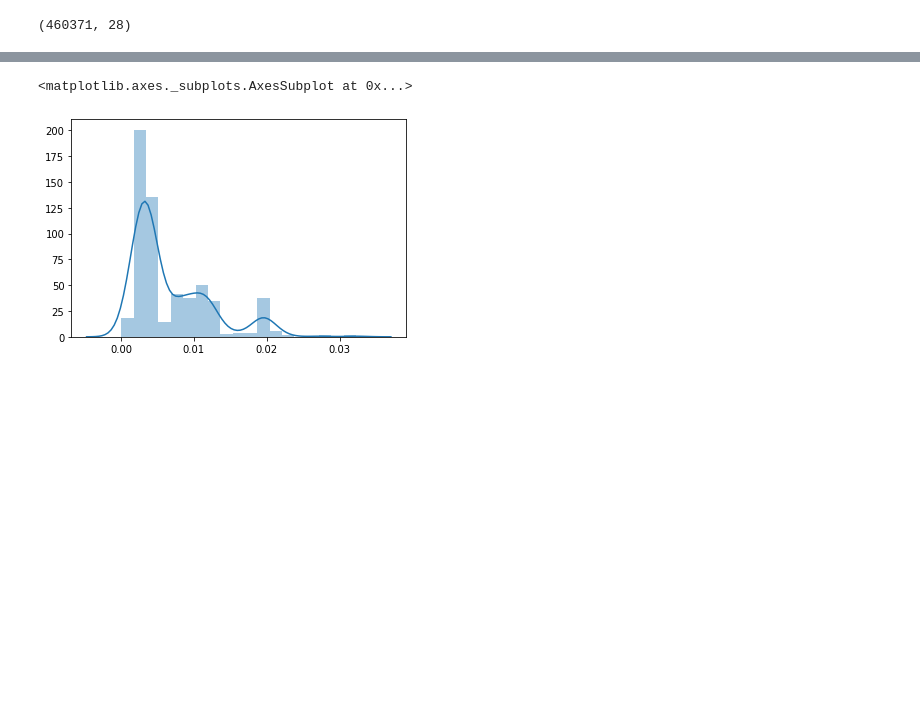
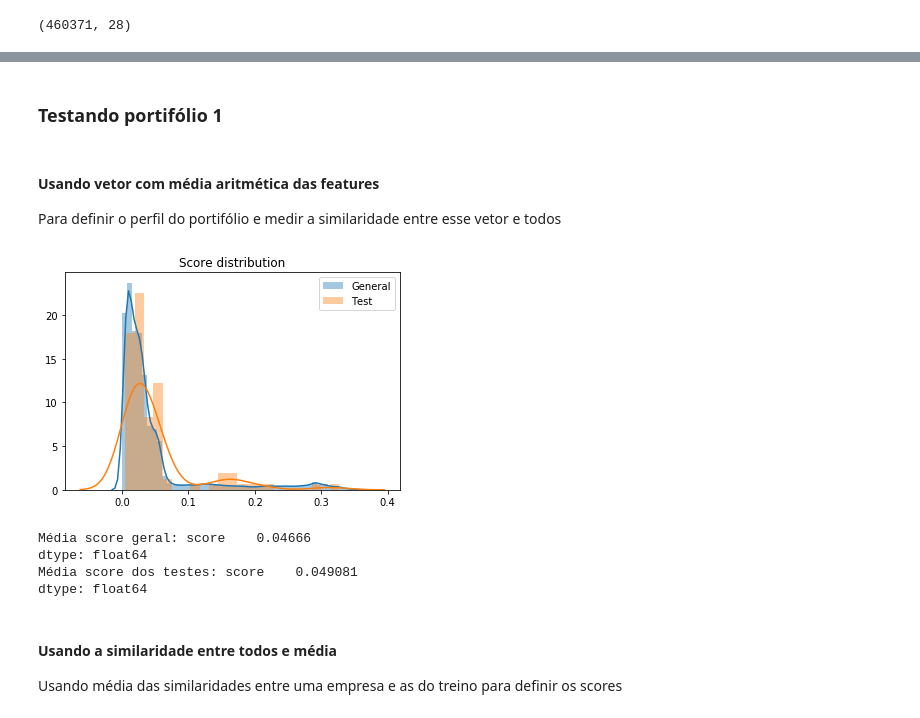
Before and after one commit to codenation-dev/squad-3-ad-data-science, a Jupyter notebook: analysis/testing_ranking_algorithm.ipynb, the cells around one changed output, grey strips where cells are left out. Saved outputs shown, nothing was run; the diff lists cells and outputs as text; code cells hidden in the pictures; blank space fills up the shorter version.

Commit message:
Trying to rank recomendations by cosine similarity

```diff
--- a/analysis/testing_ranking_algorithm.ipynb
+++ b/analysis/testing_ranking_algorithm.ipynb
@@ -75,6 +80,7 @@ setor -> character, economic sector of the company (Industry, Services, Agrobusi
 # Removing features by its description
 cols_to_remove = [
     'fl_telefone', # Se tem número de telefone registrado no db. Acho que da de tirar
+    'fl_epp', # Isso não varia em nenhuma linha
 ]
 
 data = data.loc[:, set(data.columns) - set(cols_to_remove)]
@@ -118,8 +124,6 @@ data['fl_spa'] = data['fl_spa'].astype('bool')
 data['fl_simples_irregular'] = data['fl_simples_irregular'].astype('bool')
 data['fl_veiculo'] = data['fl_veiculo'].astype('bool')
 
-for col in data:
-
 
 data.dtypes
 # %% [output]
@@ -151,6 +155,11 @@ for col in data:
         dummies = pd.get_dummies(data[col], prefix=col)
         new_dfs.append(dummies)
 
+    elif data[col].dtype == np.bool:
+        to_remove_cols.append(col)
+        d = data[col].astype(np.int64)
+        new_dfs.append(d)
+
 data = data.loc[:, list(set(data.columns) - set(to_remove_cols))]
 
 for d in new_dfs:
@@ -175 +195,3 @@ data.shape
+# %% [markdown]
+### Testando portifólio 1
 # %%
@@ -179,10 +204,13 @@ portfilio1 = pd.read_csv('../estaticos_portfolio1.csv', index_col=0)
+# %% [markdown]
+#### Usando vetor com média aritmética das features
+
+Para definir o perfil do portifólio e medir a similaridade entre esse vetor e todos
 # %%
 clients_p1_data = data.loc[portfilio1['id']]
 
-from sklearn.metrics.pairwise import cosine_similarity
-from sklearn.model_selection import train_test_split
+train, test = train_test_split(clients_p1_data, test_size=0.2)
 
-train, test = train_test_split(clients_p1_data, test_size=0.2)
+data_no_train = data.loc[set(data.index) - set(train.index)]
 
 # Making the user profile
 u = dict()
@@ -190,12 +218,34 @@ for col in train:
     u[col] = clients_p1_data[col].mean()
 
 user = pd.DataFrame([u])
-# %%
-similarities = pd.DataFrame(data=cosine_similarity(train, user), columns=['Similarity'])
-
-similarities.set_index(train.index, inplace=True)
-
-sns.distplot(similarities)
-# %% [output]
-<matplotlib.axes._subplots.AxesSubplot at 0x...>
-[figure, removed]
+# %%
+similarities = pd.DataFrame(data=cosine_similarity(data_no_train, user), columns=['score'])
+similarities.index = data_no_train.index
+
+sns.distplot(similarities, label='General').set_title('Score distribution')
+sns.distplot(similarities.loc[test.index], label='Test')
+plt.legend(labels=['General', 'Test'])
+plt.show()
+# %% [output]
+[figure, added]
+# %%
+print(f'Média score geral: {similarities.mean()}')
+print(f'Média score dos testes: {similarities.loc[test.index].mean()}')
+
+info.append([
+    'Média da similaridade e vetor usuário',
+    similarities.mean()[0],
+    similarities.loc[test.index].mean()[0],
+    similarities.std()[0],
+    similarities.min()[0],
+    similarities.max()[0]
+])
+# %% [output]
+Média score geral: score    0.04666
+dtype: float64
+Média score dos testes: score    0.049081
+dtype: float64
+# %% [markdown]
+#### Usando a similaridade entre todos e média
+
+Usando média das similaridades entre uma empresa e as do treino para definir os scores
```
Also changed, not shown: parts of 63 cells of this notebook.
